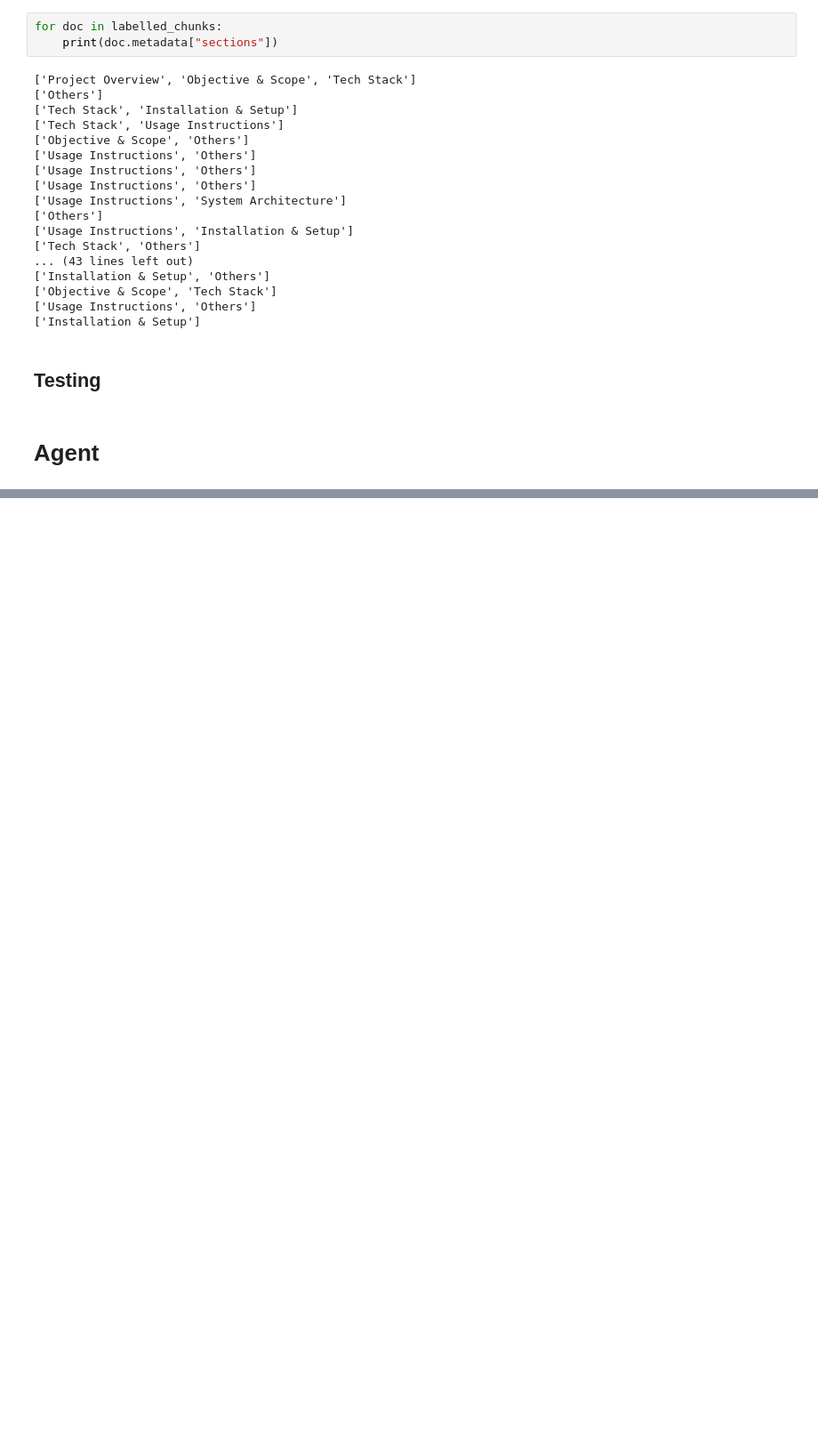
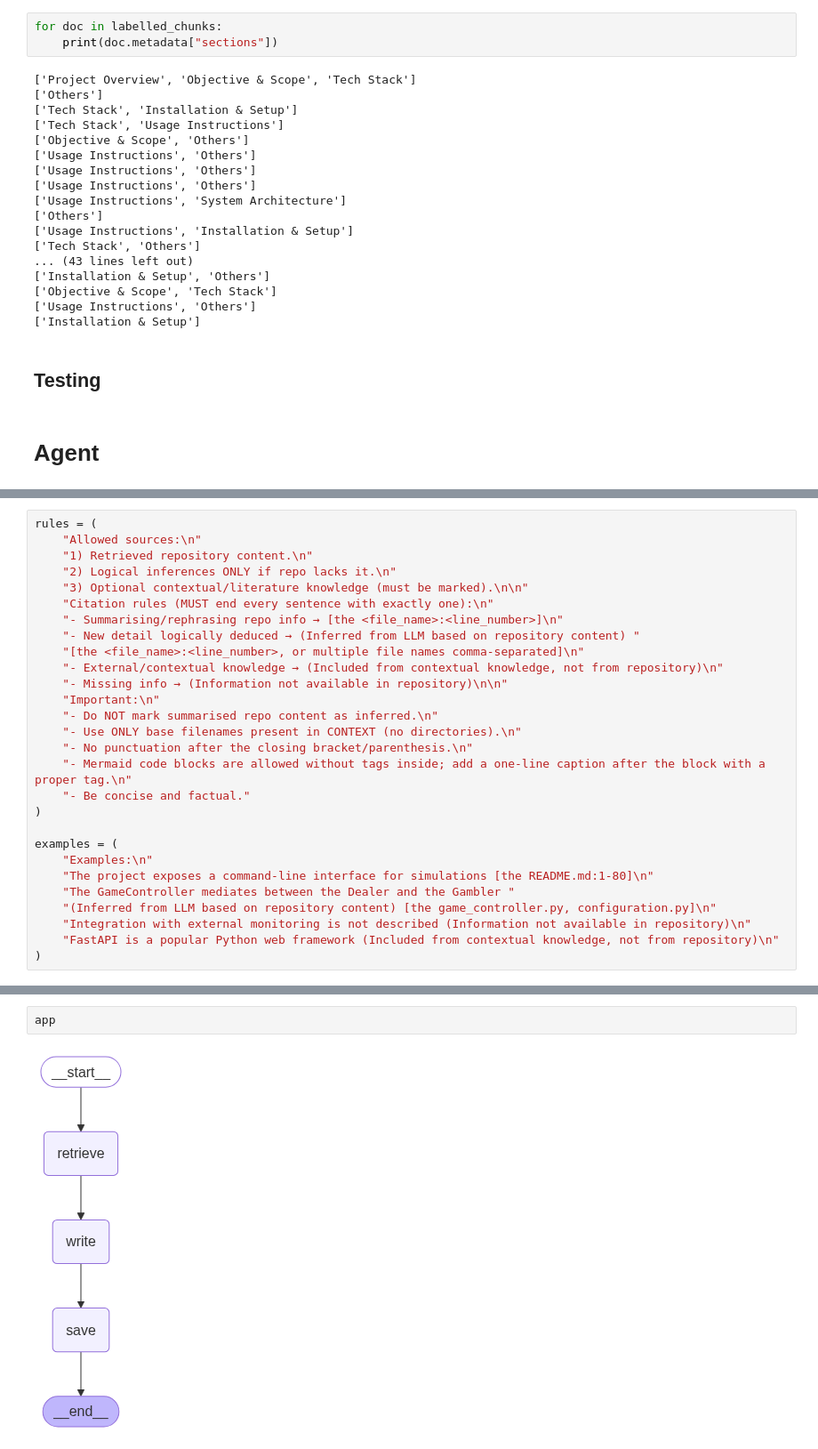
Before and after one commit to ACM40960/project-maths-modelling-rm-rf, a Jupyter notebook: notebooks/etl.ipynb, the cells around one changed output, grey strips where cells are left out. Shown at 89% size. Saved outputs shown, nothing was run; the diff lists cells and outputs as text; blank space fills up the shorter version.

```diff
--- a/notebooks/etl.ipynb
+++ b/notebooks/etl.ipynb
@@ -988,0 +1013,28 @@ Wrote: docs/architecture.md
+# %%
+rules = (
+    "Allowed sources:\n"
+    "1) Retrieved repository content.\n"
+    "2) Logical inferences ONLY if repo lacks it.\n"
+    "3) Optional contextual/literature knowledge (must be marked).\n\n"
+    "Citation rules (MUST end every sentence with exactly one):\n"
+    "- Summarising/rephrasing repo info → [the <file_name>:<line_number>]\n"
+    "- New detail logically deduced → (Inferred from LLM based on repository content) "
+    "[the <file_name>:<line_number>, or multiple file names comma-separated]\n"
+    "- External/contextual knowledge → (Included from contextual knowledge, not from repository)\n"
+    "- Missing info → (Information not available in repository)\n\n"
+    "Important:\n"
+    "- Do NOT mark summarised repo content as inferred.\n"
+    "- Use ONLY base filenames present in CONTEXT (no directories).\n"
+    "- No punctuation after the closing bracket/parenthesis.\n"
+    "- Mermaid code blocks are allowed without tags inside; add a one-line caption after the block with a proper tag.\n"
+    "- Be concise and factual."
+)
+
+examples = (
+    "Examples:\n"
+    "The project exposes a command-line interface for simulations [the README.md:1-80]\n"
+    "The GameController mediates between the Dealer and the Gambler "
+    "(Inferred from LLM based on repository content) [the game_controller.py, configuration.py]\n"
+    "Integration with external monitoring is not described (Information not available in repository)\n"
+    "FastAPI is a popular Python web framework (Included from contextual knowledge, not from repository)\n"
+)
@@ -988,0 +1288,4 @@ Wrote: docs/architecture.md
+# %%
+app
+# %% [output]
+[figure, added]
```
Also changed, not shown: parts of 6 cells of this notebook, 2 other files.
